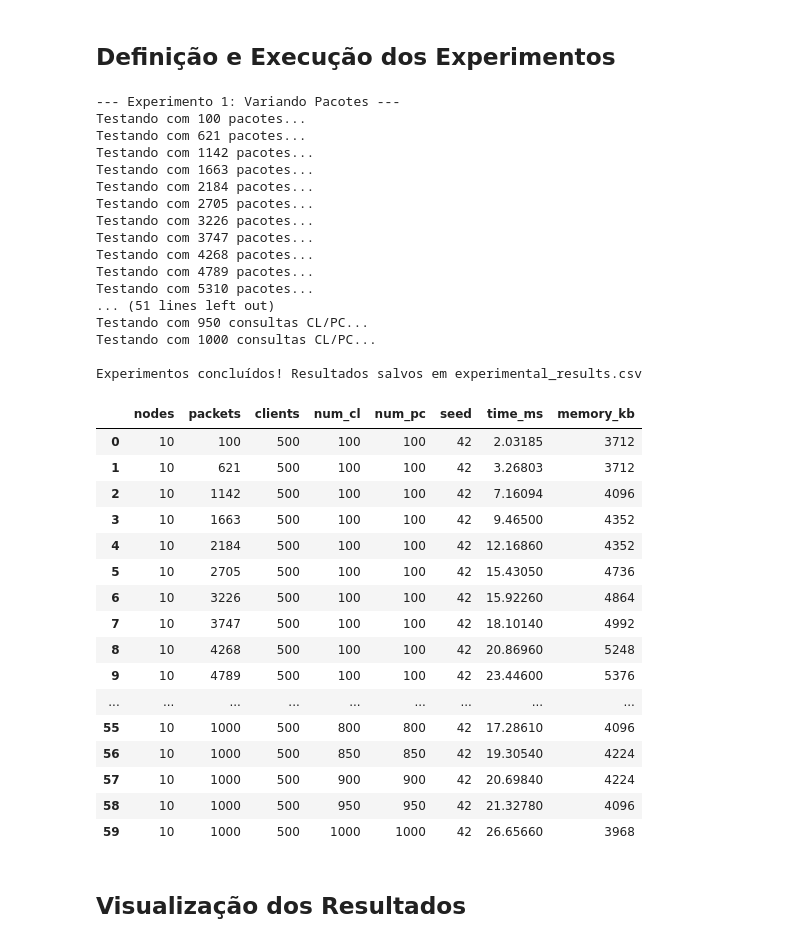
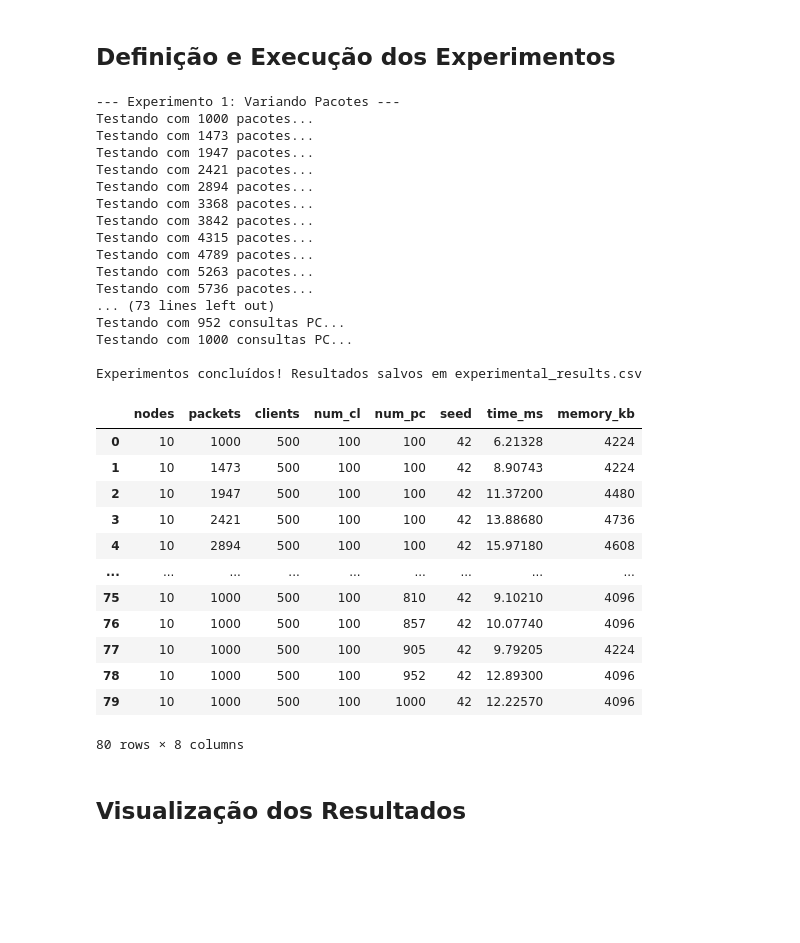
Before and after one commit to vini-alg/Consultas-ao-Sistema-Logistico-TP-ED, a Jupyter notebook: analise_experimental.ipynb, the cells around one changed output. Cells and saved outputs as stored; diff of their text form; code cells hidden in the pictures; blank space fills up the shorter version.

```diff
--- a/analise_experimental.ipynb
+++ b/analise_experimental.ipynb
@@ -68,7 +68,7 @@ base_params = {'nodes': 10, 'packets': 1000, 'clients': 500, 'num_cl': 100, 'num
 
 # Experimento 1: Variando o número de pacotes
 print('--- Experimento 1: Variando Pacotes ---')
-for num_packets in np.linspace(100, 10000, 20,dtype=int):
+for num_packets in np.linspace(1000, 10000, 20,dtype=int):
     params = base_params.copy()
     params['packets'] = num_packets
     print(f'Testando com {num_packets} pacotes...')
@@ -77,65 +77,68 @@ for num_packets in np.linspace(100, 10000, 20,dtype=int):
 
 # Experimento 2: Variando o número de clientes
 print('\n--- Experimento 2: Variando Clientes ---')
-for num_clients in np.linspace(100,5000,20,dtype=int):
+for num_clients in np.linspace(500,5000,20,dtype=int):
     params = base_params.copy()
     params['clients'] = num_clients
     print(f'Testando com {num_clients} clientes...')
     result = run_experiment(params)
     if result: results.append(result)
 
 # Experimento 3: Variando o número de consultas
-print('\n--- Experimento 3: Variando Consultas ---')
-for num_queries in np.linspace(50,1000,20,dtype=int):
+print('\n--- Experimento 3: Variando Consultas CL ---')
+for num_queries in np.linspace(100,1000,20,dtype=int):
     params = base_params.copy()
     params['num_cl'] = num_queries
+    print(f'Testando com {num_queries} consultas CL...')
+    result = run_experiment(params)
+    if result: results.append(result)
+
+print('\n--- Experimento 4: Variando Consultas PC---')
+for num_queries in np.linspace(100,1000,20,dtype=int):
+    params = base_params.copy()
     params['num_pc'] = num_queries
-    print(f'Testando com {num_queries} consultas CL/PC...')
+    print(f'Testando com {num_queries} consultas PC...')
     result = run_experiment(params)
     if result: results.append(result)
 
 # Converter resultados para DataFrame
 df_results_raw = pd.DataFrame(results)
 df_params = pd.json_normalize(df_results_raw['params'])
 df_metrics = df_results_raw[['time_ms', 'memory_kb']].reset_index(drop=True)
 df_results = pd.concat([df_params, df_metrics], axis=1)
 df_results.to_csv('experimental_results.csv', index=False)
 print('\nExperimentos concluídos! Resultados salvos em experimental_results.csv')
 display(df_results)
 # %% [output]
 --- Experimento 1: Variando Pacotes ---
-Testando com 100 pacotes...
-Testando com 621 pacotes...
-Testando com 1142 pacotes...
-Testando com 1663 pacotes...
-Testando com 2184 pacotes...
-Testando com 2705 pacotes...
-Testando com 3226 pacotes...
-Testando com 3747 pacotes...
-Testando com 4268 pacotes...
+Testando com 1000 pacotes...
+Testando com 1473 pacotes...
+Testando com 1947 pacotes...
+Testando com 2421 pacotes...
+Testando com 2894 pacotes...
+Testando com 3368 pacotes...
+Testando com 3842 pacotes...
+Testando com 4315 pacotes...
 Testando com 4789 pacotes...
-Testando com 5310 pacotes...
-... (51 lines left out)
-Testando com 950 consultas CL/PC...
-Testando com 1000 consultas CL/PC...
+Testando com 5263 pacotes...
+Testando com 5736 pacotes...
+... (73 lines left out)
+Testando com 952 consultas PC...
+Testando com 1000 consultas PC...
 
 Experimentos concluídos! Resultados salvos em experimental_results.csv
 |  | nodes | packets | clients | num_cl | num_pc | seed | time_ms | memory_kb |
-| 0 | 10 | 100 | 500 | 100 | 100 | 42 | 2.03185 | 3712 |
-| 1 | 10 | 621 | 500 | 100 | 100 | 42 | 3.26803 | 3712 |
-| 2 | 10 | 1142 | 500 | 100 | 100 | 42 | 7.16094 | 4096 |
-| 3 | 10 | 1663 | 500 | 100 | 100 | 42 | 9.46500 | 4352 |
-| 4 | 10 | 2184 | 500 | 100 | 100 | 42 | 12.16860 | 4352 |
-| 5 | 10 | 2705 | 500 | 100 | 100 | 42 | 15.43050 | 4736 |
-| 6 | 10 | 3226 | 500 | 100 | 100 | 42 | 15.92260 | 4864 |
-| 7 | 10 | 3747 | 500 | 100 | 100 | 42 | 18.10140 | 4992 |
-| 8 | 10 | 4268 | 500 | 100 | 100 | 42 | 20.86960 | 5248 |
-| 9 | 10 | 4789 | 500 | 100 | 100 | 42 | 23.44600 | 5376 |
+| 0 | 10 | 1000 | 500 | 100 | 100 | 42 | 6.21328 | 4224 |
+| 1 | 10 | 1473 | 500 | 100 | 100 | 42 | 8.90743 | 4224 |
+| 2 | 10 | 1947 | 500 | 100 | 100 | 42 | 11.37200 | 4480 |
+| 3 | 10 | 2421 | 500 | 100 | 100 | 42 | 13.88680 | 4736 |
+| 4 | 10 | 2894 | 500 | 100 | 100 | 42 | 15.97180 | 4608 |
 | ... | ... | ... | ... | ... | ... | ... | ... | ... |
-| 55 | 10 | 1000 | 500 | 800 | 800 | 42 | 17.28610 | 4096 |
-| 56 | 10 | 1000 | 500 | 850 | 850 | 42 | 19.30540 | 4224 |
-| 57 | 10 | 1000 | 500 | 900 | 900 | 42 | 20.69840 | 4224 |
-| 58 | 10 | 1000 | 500 | 950 | 950 | 42 | 21.32780 | 4096 |
-| 59 | 10 | 1000 | 500 | 1000 | 1000 | 42 | 26.65660 | 3968 |
+| 75 | 10 | 1000 | 500 | 100 | 810 | 42 | 9.10210 | 4096 |
+| 76 | 10 | 1000 | 500 | 100 | 857 | 42 | 10.07740 | 4096 |
+| 77 | 10 | 1000 | 500 | 100 | 905 | 42 | 9.79205 | 4224 |
+| 78 | 10 | 1000 | 500 | 100 | 952 | 42 | 12.89300 | 4096 |
+| 79 | 10 | 1000 | 500 | 100 | 1000 | 42 | 12.22570 | 4096 |
+80 rows × 8 columns
 # %% [markdown]
 ## Visualização dos Resultados
```
Also changed, not shown: parts of 2 cells of this notebook, 6 other files.
